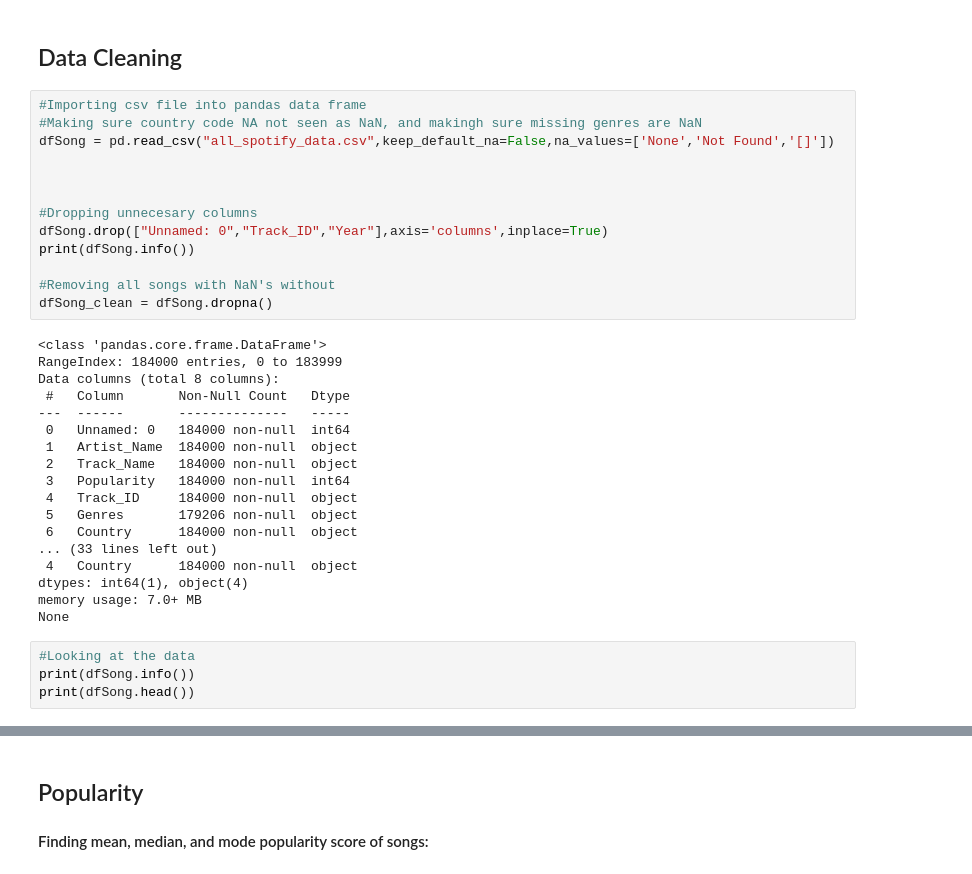
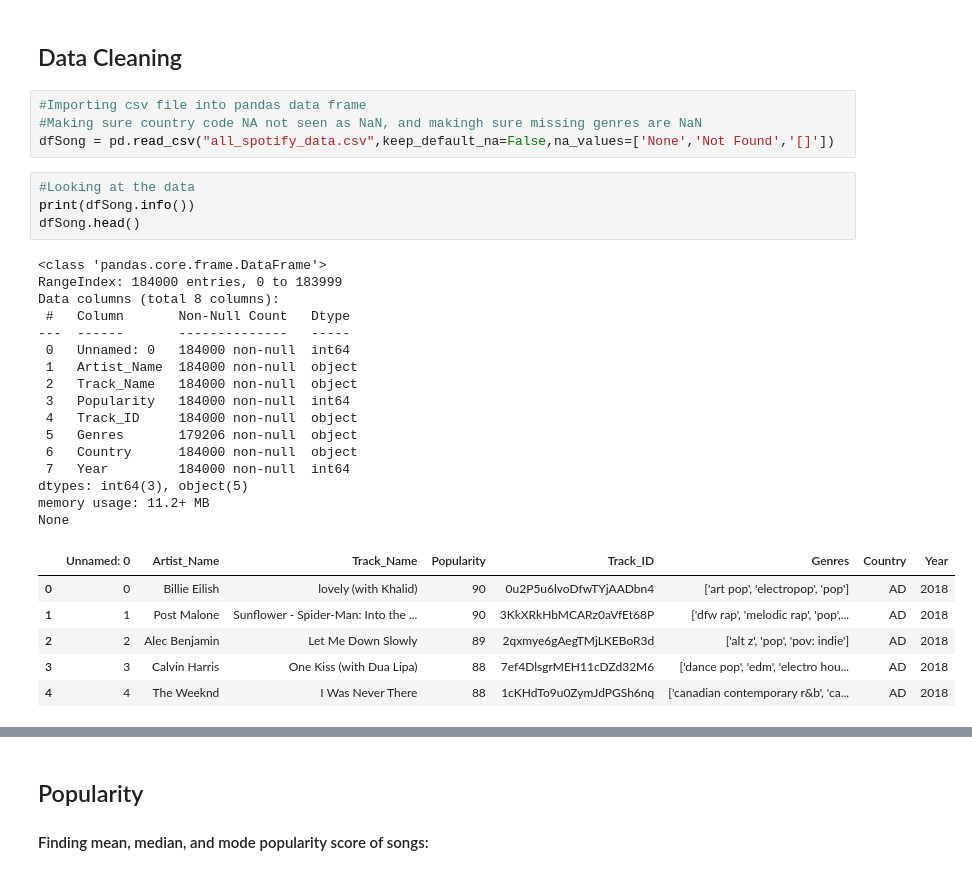
Before and after one commit to PiCake314/CSCI3022FinalProject, a Jupyter notebook: FinalProject.ipynb, the cells around one changed output, grey strips where cells are left out. Saved outputs shown, nothing was run; the diff lists cells and outputs as text.

```diff
--- a/FinalProject.ipynb
+++ b/FinalProject.ipynb
@@ -12,34 +12,30 @@ import scipy.stats as stats
 #Importing csv file into pandas data frame
 #Making sure country code NA not seen as NaN, and makingh sure missing genres are NaN
 dfSong = pd.read_csv("all_spotify_data.csv",keep_default_na=False,na_values=['None','Not Found','[]'])
-
-
-
-#Dropping unnecesary columns
-dfSong.drop(["Unnamed: 0","Track_ID","Year"],axis='columns',inplace=True)
-print(dfSong.info())
-
-#Removing all songs with NaN's without
-dfSong_clean = dfSong.dropna()
-# %% [output]
-<class 'pandas.core.frame.DataFrame'>
-RangeIndex: 184000 entries, 0 to 183999
-Data columns (total 8 columns):
- #   Column       Non-Null Count   Dtype
----  ------       --------------   -----
- 0   Unnamed: 0   184000 non-null  int64
- 1   Artist_Name  184000 non-null  object
- 2   Track_Name   184000 non-null  object
- 3   Popularity   184000 non-null  int64
- 4   Track_ID     184000 non-null  object
- 5   Genres       179206 non-null  object
- 6   Country      184000 non-null  object
-... (33 lines left out)
- 4   Country      184000 non-null  object
-dtypes: int64(1), object(4)
-memory usage: 7.0+ MB
-None
 # %%
 #Looking at the data
 print(dfSong.info())
-print(dfSong.head())
+dfSong.head()
+# %% [output]
+<class 'pandas.core.frame.DataFrame'>
+RangeIndex: 184000 entries, 0 to 183999
+Data columns (total 8 columns):
+ #   Column       Non-Null Count   Dtype
+---  ------       --------------   -----
+ 0   Unnamed: 0   184000 non-null  int64
+ 1   Artist_Name  184000 non-null  object
+ 2   Track_Name   184000 non-null  object
+ 3   Popularity   184000 non-null  int64
+ 4   Track_ID     184000 non-null  object
+ 5   Genres       179206 non-null  object
+ 6   Country      184000 non-null  object
+ 7   Year         184000 non-null  int64
+dtypes: int64(3), object(5)
+memory usage: 11.2+ MB
+None
+|  | Unnamed: 0 | Artist_Name | Track_Name | Popularity | Track_ID | Genres | Country | Year |
+| 0 | 0 | Billie Eilish | lovely (with Khalid) | 90 | 0u2P5u6lvoDfwTYjAADbn4 | ['art pop', 'electropop', 'pop'] | AD | 2018 |
+| 1 | 1 | Post Malone | Sunflower - Spider-Man: Into the ... | 90 | 3KkXRkHbMCARz0aVfEt68P | ['dfw rap', 'melodic rap', 'pop',... | AD | 2018 |
+| 2 | 2 | Alec Benjamin | Let Me Down Slowly | 89 | 2qxmye6gAegTMjLKEBoR3d | ['alt z', 'pop', 'pov: indie'] | AD | 2018 |
+| 3 | 3 | Calvin Harris | One Kiss (with Dua Lipa) | 88 | 7ef4DlsgrMEH11cDZd32M6 | ['dance pop', 'edm', 'electro hou... | AD | 2018 |
+| 4 | 4 | The Weeknd | I Was Never There | 88 | 1cKHdTo9u0ZymJdPGSh6nq | ['canadian contemporary r&b', 'ca... | AD | 2018 |
```
Also changed, not shown: parts of 2 cells of this notebook.
